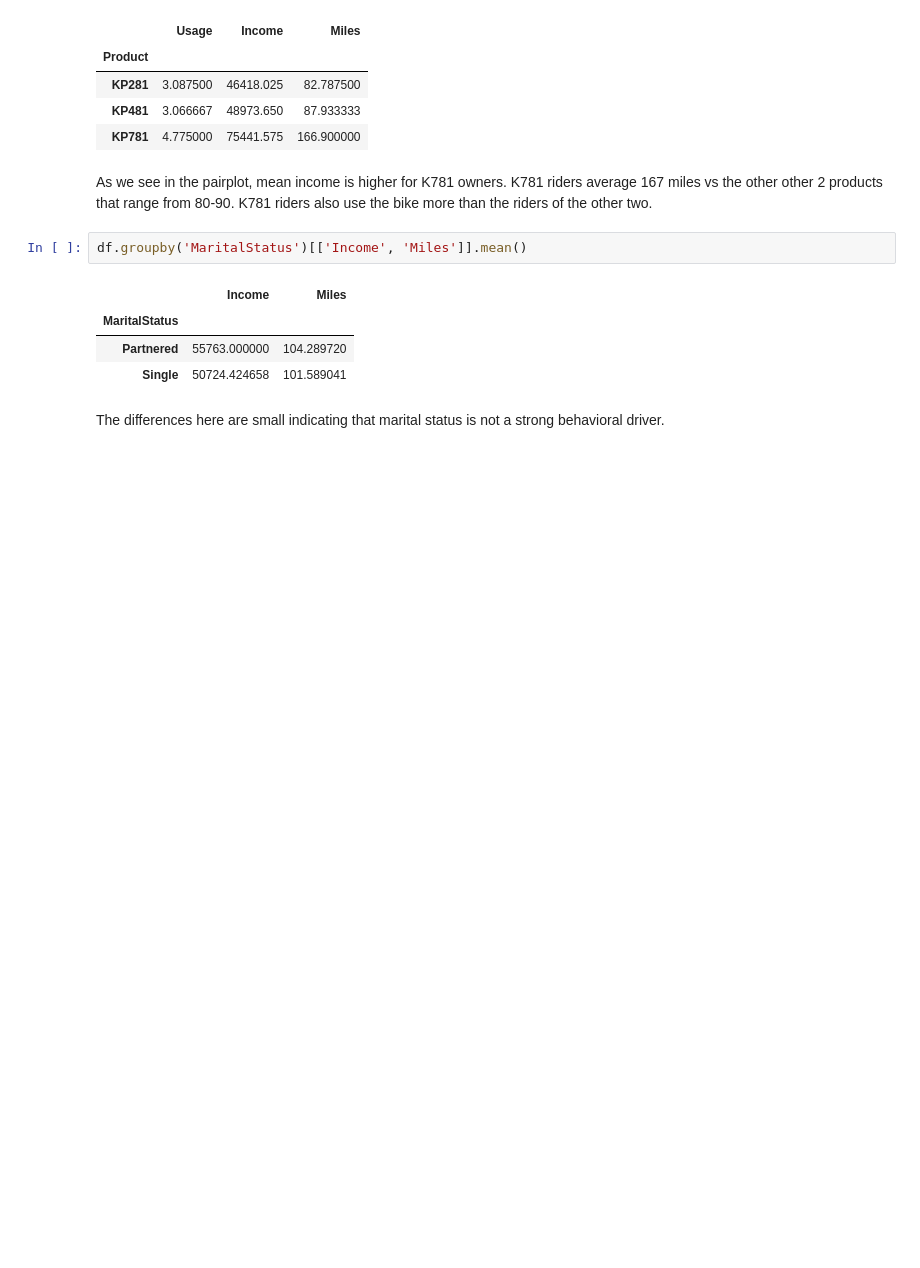
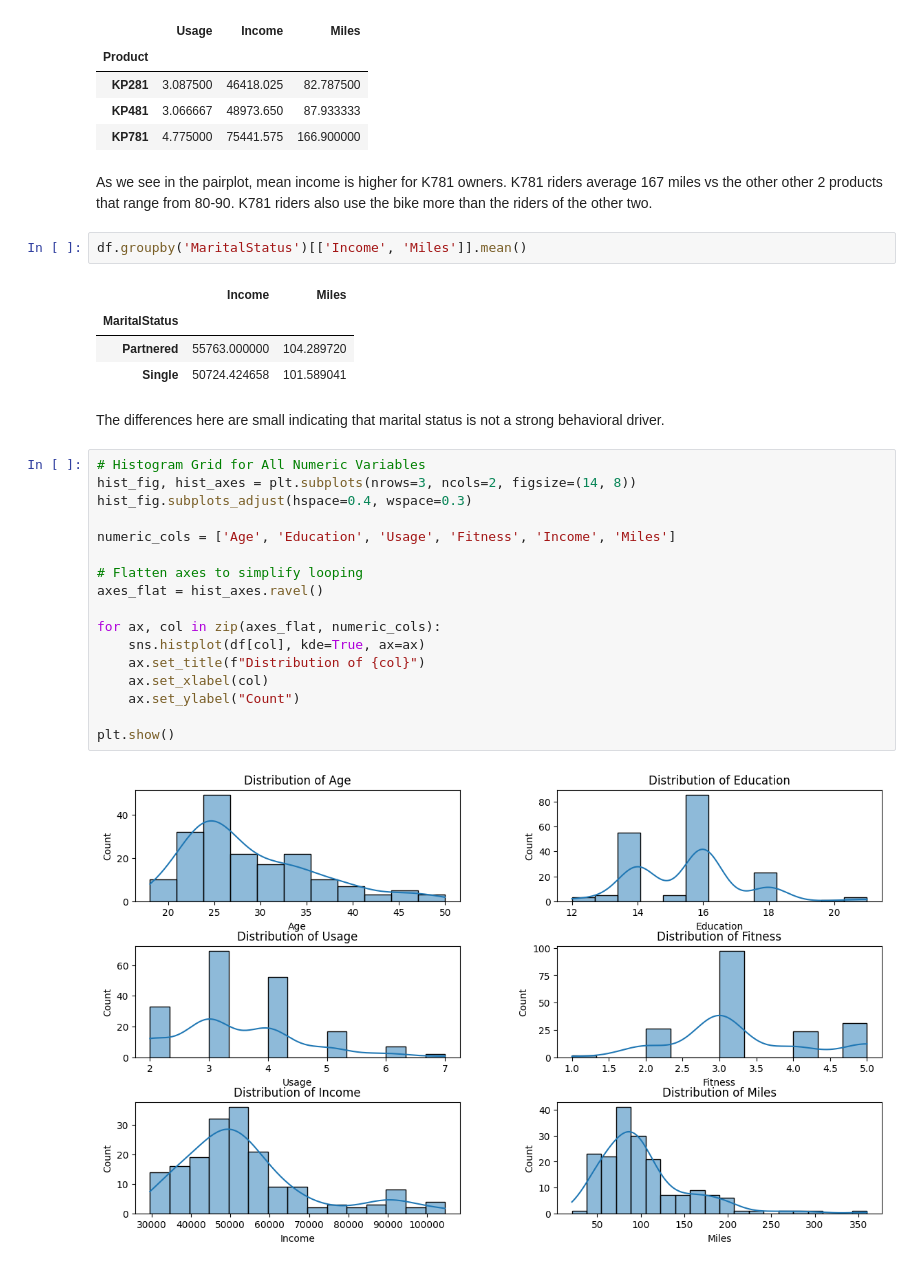
Before and after one commit to asn5995/data-science-projects, a Jupyter notebook: DP1.ipynb, the cells around one changed output. Drawn from its saved outputs; the diff is of its cells as text; blank space fills up the shorter version.

```diff
--- a/DP1.ipynb
+++ b/DP1.ipynb
@@ -195,3 +183,22 @@ df.groupby('MaritalStatus')[['Income', 'Miles']].mean()
 | Single | 50724.424658 | 101.589041 |
 # %% [markdown]
 The differences here are small indicating that marital status is not a strong behavioral driver.
+# %%
+# Histogram Grid for All Numeric Variables
+hist_fig, hist_axes = plt.subplots(nrows=3, ncols=2, figsize=(14, 8))
+hist_fig.subplots_adjust(hspace=0.4, wspace=0.3)
+
+numeric_cols = ['Age', 'Education', 'Usage', 'Fitness', 'Income', 'Miles']
+
+# Flatten axes to simplify looping
+axes_flat = hist_axes.ravel()
+
+for ax, col in zip(axes_flat, numeric_cols):
+    sns.histplot(df[col], kde=True, ax=ax)
+    ax.set_title(f"Distribution of {col}")
+    ax.set_xlabel(col)
+    ax.set_ylabel("Count")
+
+plt.show()
+# %% [output]
+[figure, added]
```
Also changed, not shown: parts of 5 cells of this notebook.
